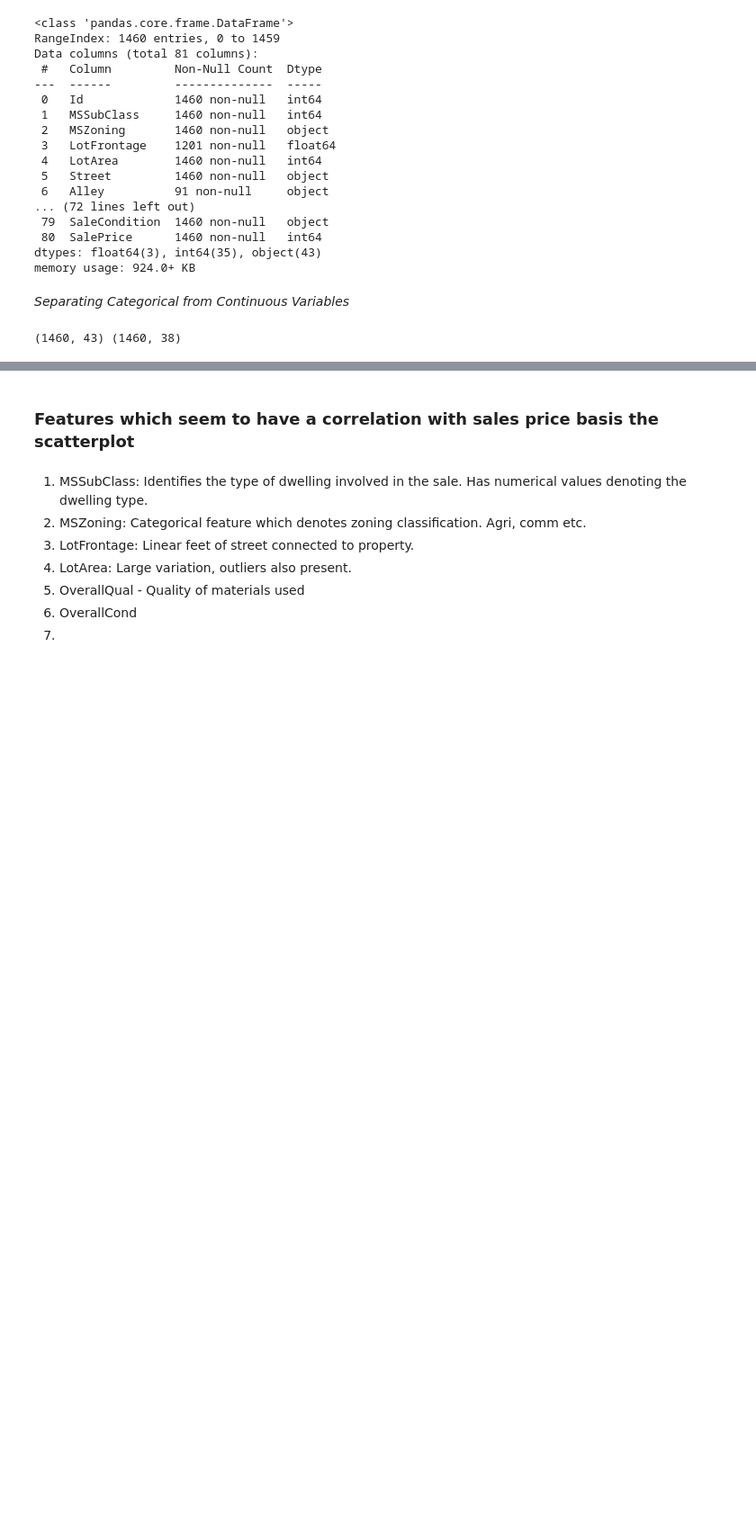
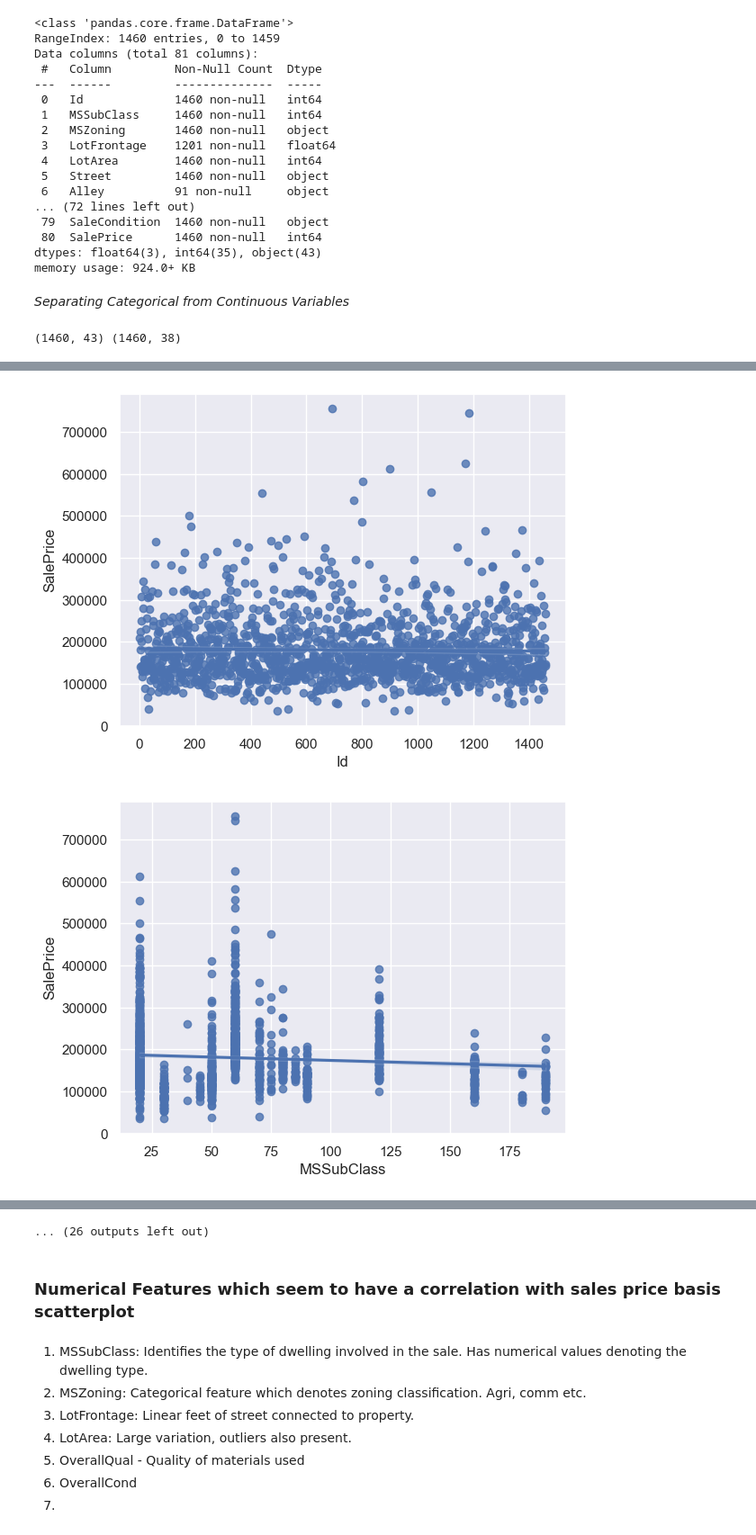
Before and after one commit to adityasngh/Kaggle-House-Prices-Regression, a Jupyter notebook: Kaggle_House_Prices_Regression.ipynb, the cells around one changed output, grey strips where cells are left out. Shown at 90% size. Drawn from its saved outputs; the diff is of its cells as text; code cells hidden in the pictures; blank space fills up the shorter version.

```diff
--- a/Kaggle_House_Prices_Regression.ipynb
+++ b/Kaggle_House_Prices_Regression.ipynb
@@ -52,0 +85,8 @@ sns.pairplot(df_cat, x_vars=[df_cat.columns.values], y_vars=['SalePrice'], heigh
+# %%
+#Plot all numerical variables against SalePrice using scatterplot
+for i in range(len(df_num.columns)):
+    sns.regplot(x=df_num.columns[i], y=df['SalePrice'], data=df_num)
+    plt.show()
+# %% [output]
+[figure, added]
+[figure, added]
@@ -53,5 +103,6 @@ sns.pairplot(df_cat, x_vars=[df_cat.columns.values], y_vars=['SalePrice'], heigh
+... (26 outputs left out)
 # %% [markdown]
-### Features which seem to have a correlation with sales price basis the scatterplot
+### Numerical Features which seem to have a correlation with sales price basis scatterplot
 # %% [markdown]
 1. MSSubClass: Identifies the type of dwelling involved in the sale. Has numerical values denoting the dwelling type.
 2. MSZoning: Categorical feature which denotes zoning classification. Agri, comm etc.
```
Also changed, not shown: parts of 5 cells of this notebook.
